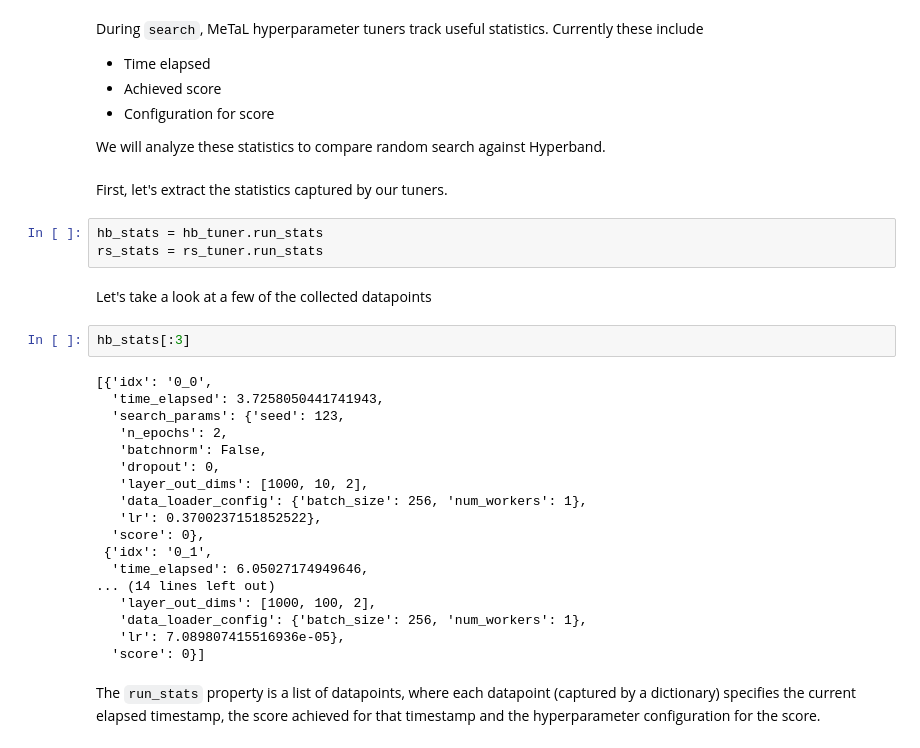
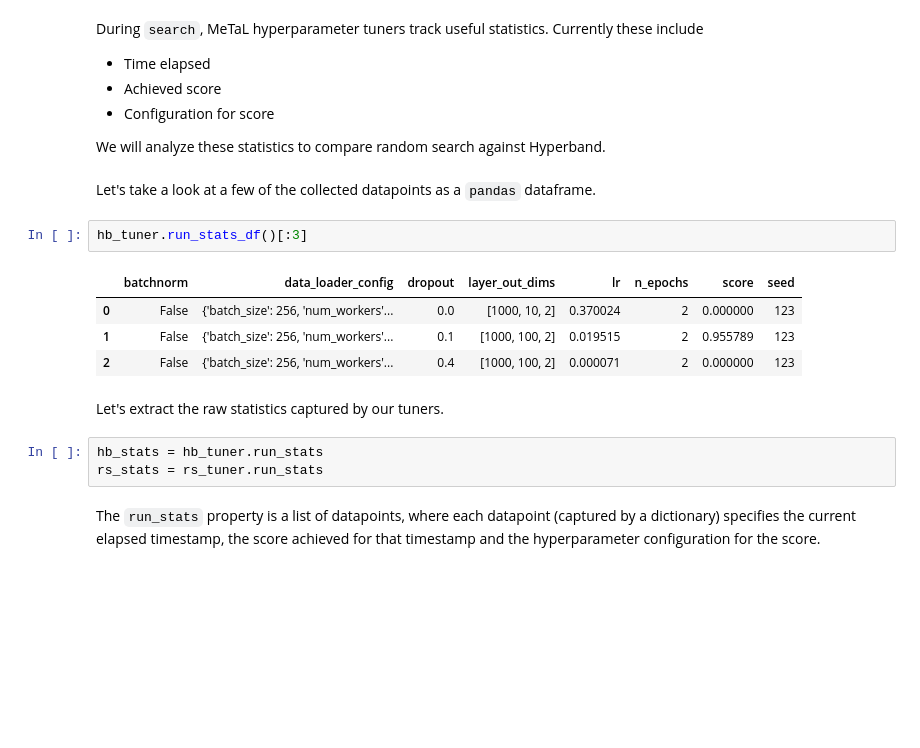
Before and after one commit to HazyResearch/metal, a Jupyter notebook: tutorials/Tuning.ipynb, the cells around one changed output. Cells and saved outputs as stored; diff of their text form; blank space fills up the shorter version.

Commit message:
add pandas dataframe view for grid search results

```diff
--- a/tutorials/Tuning.ipynb
+++ b/tutorials/Tuning.ipynb
@@ -224,33 +224,20 @@ During `search`, MeTaL hyperparameter tuners track useful statistics. Currently
 * Configuration for score
 
 We will analyze these statistics to compare random search against Hyperband.
+# %% [markdown]
+Let's take a look at a few of the collected datapoints as a `pandas` dataframe.
+# %%
+hb_tuner.run_stats_df()[:3]
+# %% [output]
+|  | batchnorm | data_loader_config | dropout | layer_out_dims | lr | n_epochs | score | seed |
+| 0 | False | {'batch_size': 256, 'num_workers'... | 0.0 | [1000, 10, 2] | 0.370024 | 2 | 0.000000 | 123 |
+| 1 | False | {'batch_size': 256, 'num_workers'... | 0.1 | [1000, 100, 2] | 0.019515 | 2 | 0.955789 | 123 |
+| 2 | False | {'batch_size': 256, 'num_workers'... | 0.4 | [1000, 100, 2] | 0.000071 | 2 | 0.000000 | 123 |
 # %% [markdown]
-First, let's extract the statistics captured by our tuners.
+Let's extract the raw statistics captured by our tuners.
 # %%
 hb_stats = hb_tuner.run_stats
 rs_stats = rs_tuner.run_stats
-# %% [markdown]
-Let's take a look at a few of the collected datapoints
-# %%
-hb_stats[:3]
-# %% [output]
-[{'idx': '0_0',
-  'time_elapsed': 3.7258050441741943,
-  'search_params': {'seed': 123,
-   'n_epochs': 2,
-   'batchnorm': False,
-   'dropout': 0,
-   'layer_out_dims': [1000, 10, 2],
-   'data_loader_config': {'batch_size': 256, 'num_workers': 1},
-   'lr': 0.3700237151852522},
-  'score': 0},
- {'idx': '0_1',
-  'time_elapsed': 6.05027174949646,
-... (14 lines left out)
-   'layer_out_dims': [1000, 100, 2],
-   'data_loader_config': {'batch_size': 256, 'num_workers': 1},
-   'lr': 7.089807415516936e-05},
-  'score': 0}]
 # %% [markdown]
 The `run_stats` property is a list of datapoints, where each datapoint (captured by a dictionary) specifies the current elapsed timestamp, the score achieved for that timestamp and the hyperparameter configuration for the score.
 # %% [markdown]
```
Also changed, not shown: parts of 1 cell of this notebook, 2 other files.
